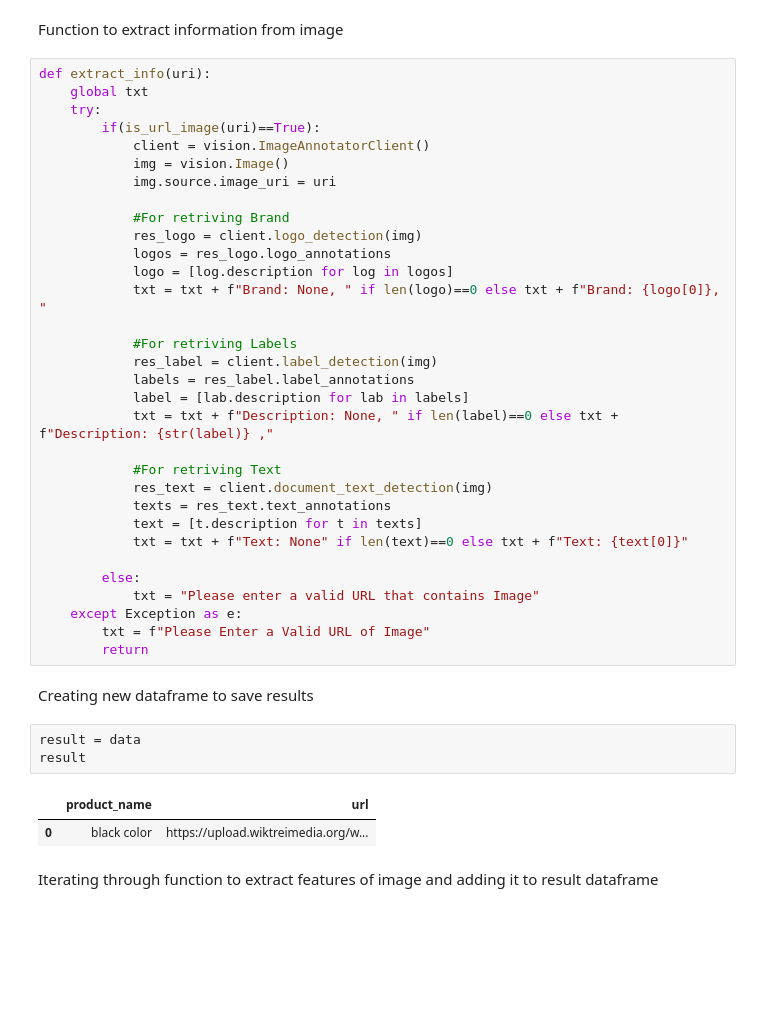
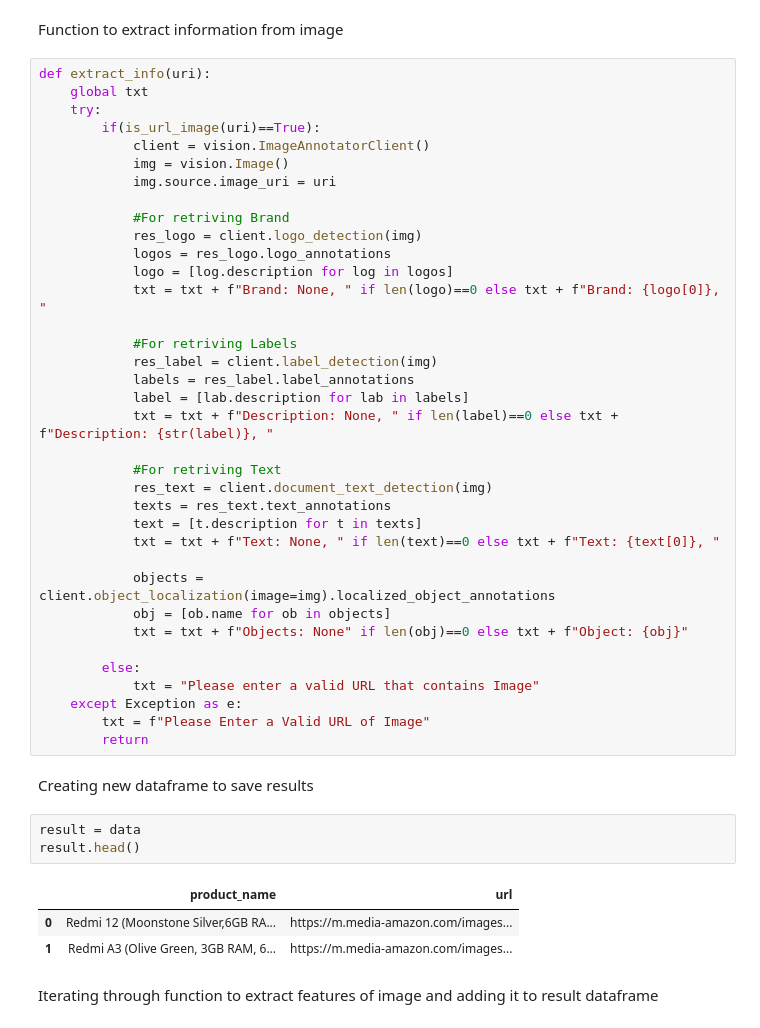
Before and after one commit to Shreyash-Pardhi/Python_Practice, a Jupyter notebook: Python/Assessment-2 (GOOGLE VISION API)/text_extraction.ipynb, the cells around one changed output. Drawn from its saved outputs; the diff is of its cells as text; blank space fills up the shorter version.

```diff
--- a/Python/Assessment-2 (GOOGLE VISION API)/text_extraction.ipynb
+++ b/Python/Assessment-2 (GOOGLE VISION API)/text_extraction.ipynb
@@ -121,13 +115,17 @@ def extract_info(uri):
             res_label = client.label_detection(img)
             labels = res_label.label_annotations
             label = [lab.description for lab in labels]
-            txt = txt + f"Description: None, " if len(label)==0 else txt + f"Description: {str(label)} ,"
+            txt = txt + f"Description: None, " if len(label)==0 else txt + f"Description: {str(label)}, "
 
             #For retriving Text
             res_text = client.document_text_detection(img)
             texts = res_text.text_annotations
             text = [t.description for t in texts]
-            txt = txt + f"Text: None" if len(text)==0 else txt + f"Text: {text[0]}"
+            txt = txt + f"Text: None, " if len(text)==0 else txt + f"Text: {text[0]}, "
+
+            objects = client.object_localization(image=img).localized_object_annotations
+            obj = [ob.name for ob in objects]
+            txt = txt + f"Objects: None" if len(obj)==0 else txt + f"Object: {obj}"
 
         else:
             txt = "Please enter a valid URL that contains Image"
@@ -138,10 +136,11 @@ def extract_info(uri):
 Creating new dataframe to save results
 # %%
 result = data
-result
+result.head()
 # %% [output]
 |  | product_name | url |
-| 0 | black color | https://upload.wiktreimedia.org/w... |
+| 0 | Redmi 12 (Moonstone Silver,6GB RA... | https://m.media-amazon.com/images... |
+| 1 | Redmi A3 (Olive Green, 3GB RAM, 6... | https://m.media-amazon.com/images... |
 # %% [markdown]
 Iterating through function to extract features of image and adding it to result dataframe
 # %%
```
Also changed, not shown: parts of 4 cells of this notebook, 5 other files.
